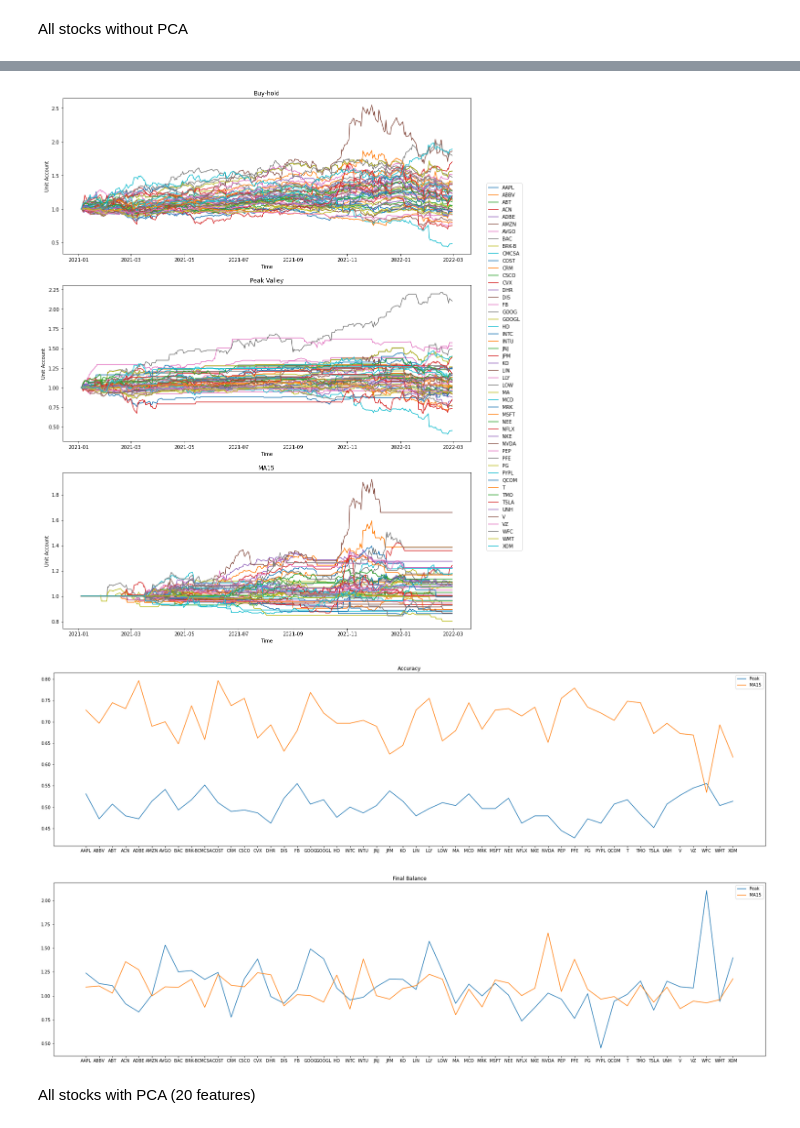
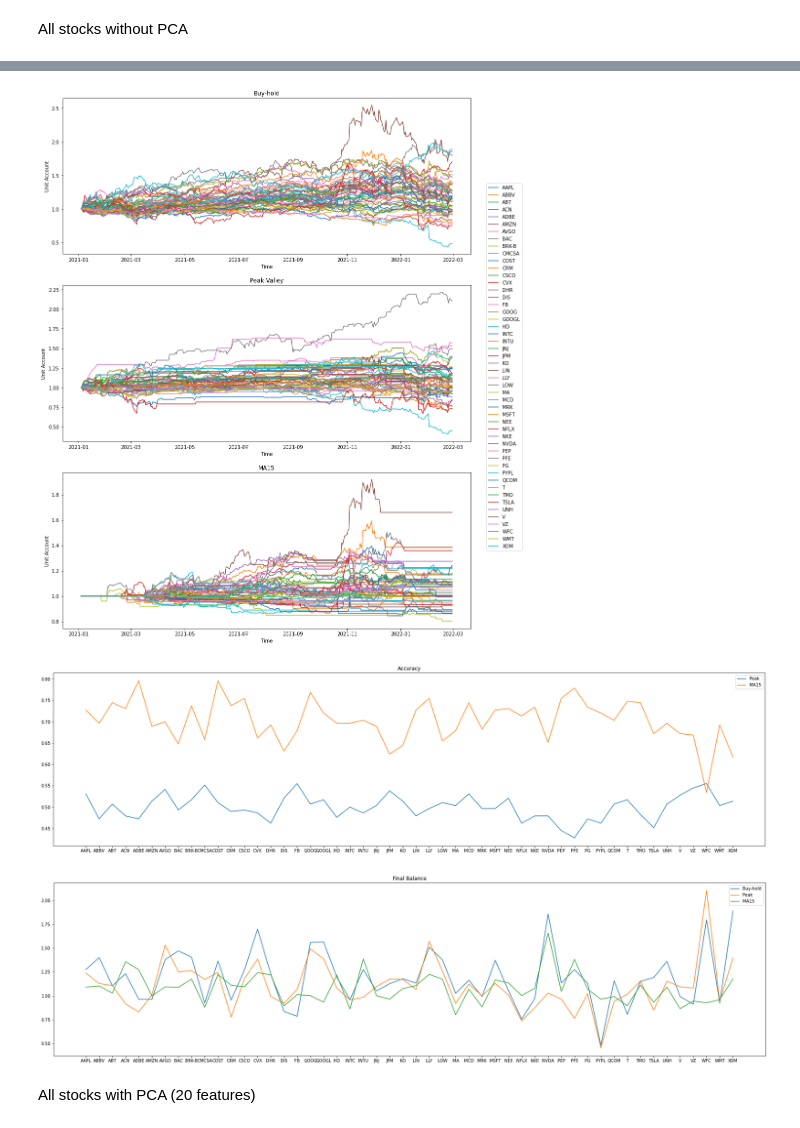
Before and after one commit to ishawng/ml-technical-analysis, a Jupyter notebook: src/Supervised.ipynb, the cells around one changed output, grey strips where cells are left out. Saved outputs shown, nothing was run; the diff lists cells and outputs as text; code cells hidden in the pictures.

Commit message:
added buy-hold to final balance charts

```diff
--- a/src/Supervised.ipynb
+++ b/src/Supervised.ipynb
@@ -244,7 +244,7 @@ import glob
 csvs = glob.glob('stock_data/training_data/*.csv')
 symbols = []
 accuracy = np.zeros((len(csvs), 2))
-final_bal = np.zeros((len(csvs), 2))
+final_bal = np.zeros((len(csvs), 3))
 acc_peak_cnt = 0
 acc_MA15_cnt = 0
 acct_peak_cnt = 0
@@ -299,6 +299,7 @@ for csv in csvs:
   accuracy[ind,1] = acc_MA15
   final_bal[ind, 0] = acct_peak[-1]
   final_bal[ind, 1] = acct_MA15[-1]
+  final_bal[ind, 2] = buy_hold_acct[-1]
   ind += 1
   acc_peak_cnt += acc_peak > acc_MA15
   acc_MA15_cnt += acc_MA15 > acc_peak
@@ -330,6 +331,7 @@ plt.legend()
 plt.title("Accuracy")
 plt.show()
 plt.figure(figsize=(30,7.5))
+plt.plot(symbols, final_bal[:,2], label='Buy-hold')
 plt.plot(symbols, final_bal[:,0], label='Peak')
 plt.plot(symbols, final_bal[:,1], label='MA15')
 plt.legend()
@@ -356,6 +358,6 @@ Avg Final Balance: [Peak, MA15] =  [1.10091563 1.08027871]
 [figure]
 [figure]
-[figure, old version]
+[figure, new version]
 # %% [markdown]
 All stocks with PCA (20 features)
 # %%
```
Also changed, not shown: parts of 7 cells of this notebook, 1 other file.
